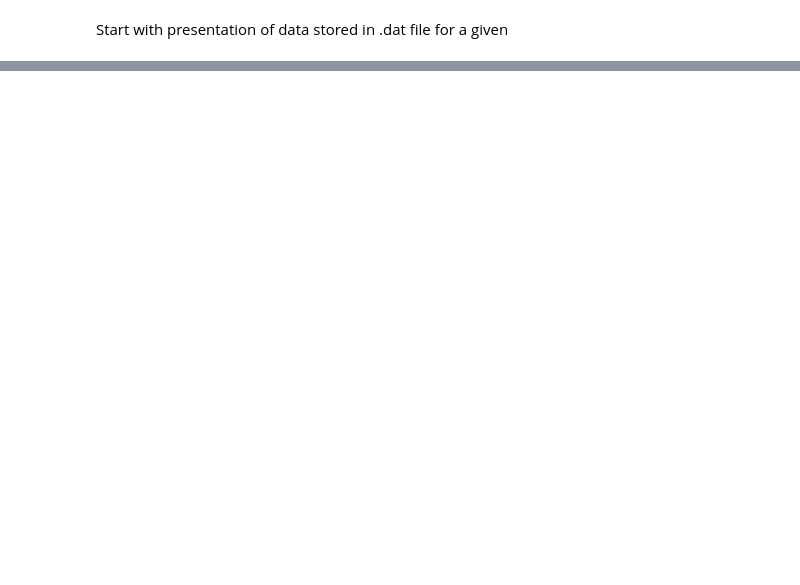
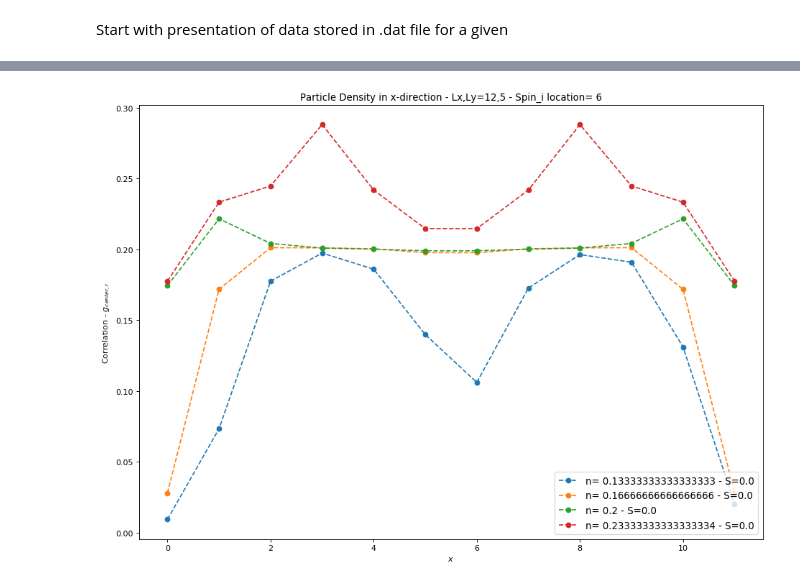
Before and after one commit to mert-kurttutan/QH-FM-DMRG, a Jupyter notebook: notebooks/GS-Properties-01.ipynb, the cells around one changed output, grey strips where cells are left out. Drawn from its saved outputs; the diff is of its cells as text; code cells hidden in the pictures; blank space fills up the shorter version.

```diff
--- a/notebooks/GS-Properties-01.ipynb
+++ b/notebooks/GS-Properties-01.ipynb
@@ -90,0 +70,34 @@ plt.show()
+# %%
+#plot
+c_locs=[0, p1.Lx-1, p1.Lx//2]
+plt.figure(figsize=(14, 10), dpi=80)
+for M in np.arange(8, 16, 2):
+    for s in range(1):
+        p1.N=M; i=2
+        #p1.Nphi=float(M)
+        p1.S=float(p1.N/2)*0
+        n = helpers.load_arr_high_bond(p1, tar_loc_n, chis, "n")
+        X = np.arange(0, n.shape[0])
+        #Y = np.sum(n, axis=1)/p1.Ly
+        Y = n[:,0]
+        plt.plot(X, Y, '--o',label="n= " + str(p1.N/(p1.Lx*p1.Ly))+ " - " + "S="+str(p1.S) )
+
+
+
+# Naming the x-axis, y-axis and the whole graph
+plt.xlabel("$x$")
+plt.ylabel("Correlation - $g_{center,r}$")
+#plt.yscale('log')
+y_lim = 2
+#plt.ylim(-y_lim, y_lim)
+plt.title("Particle Density in x-direction - Lx,Ly=" + str(p1.Lx)+ "," + str(p1.Ly)  + " - Spin_i location= " + str(c_locs[i]))
+
+# Adding legend, which helps us recognize the curve according to it's color
+plt.legend(loc ="lower right", prop={'size':12})
+#plt.axhline(y=0.0, color='r', linestyle='-')
+
+
+# To load the display window
+plt.show()
+# %% [output]
+[figure, added]
```
Also changed, not shown: parts of 5 cells of this notebook, 30 other files.
